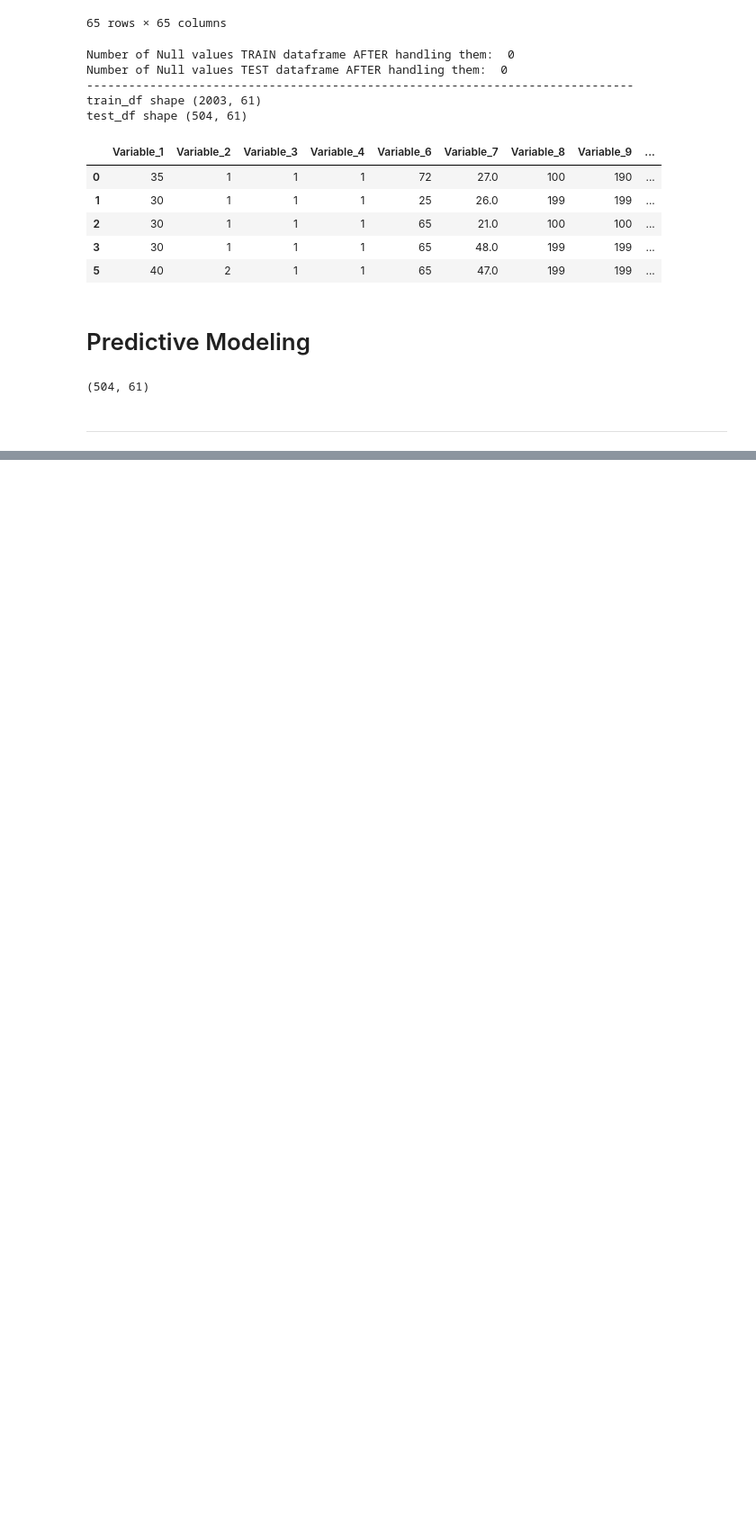
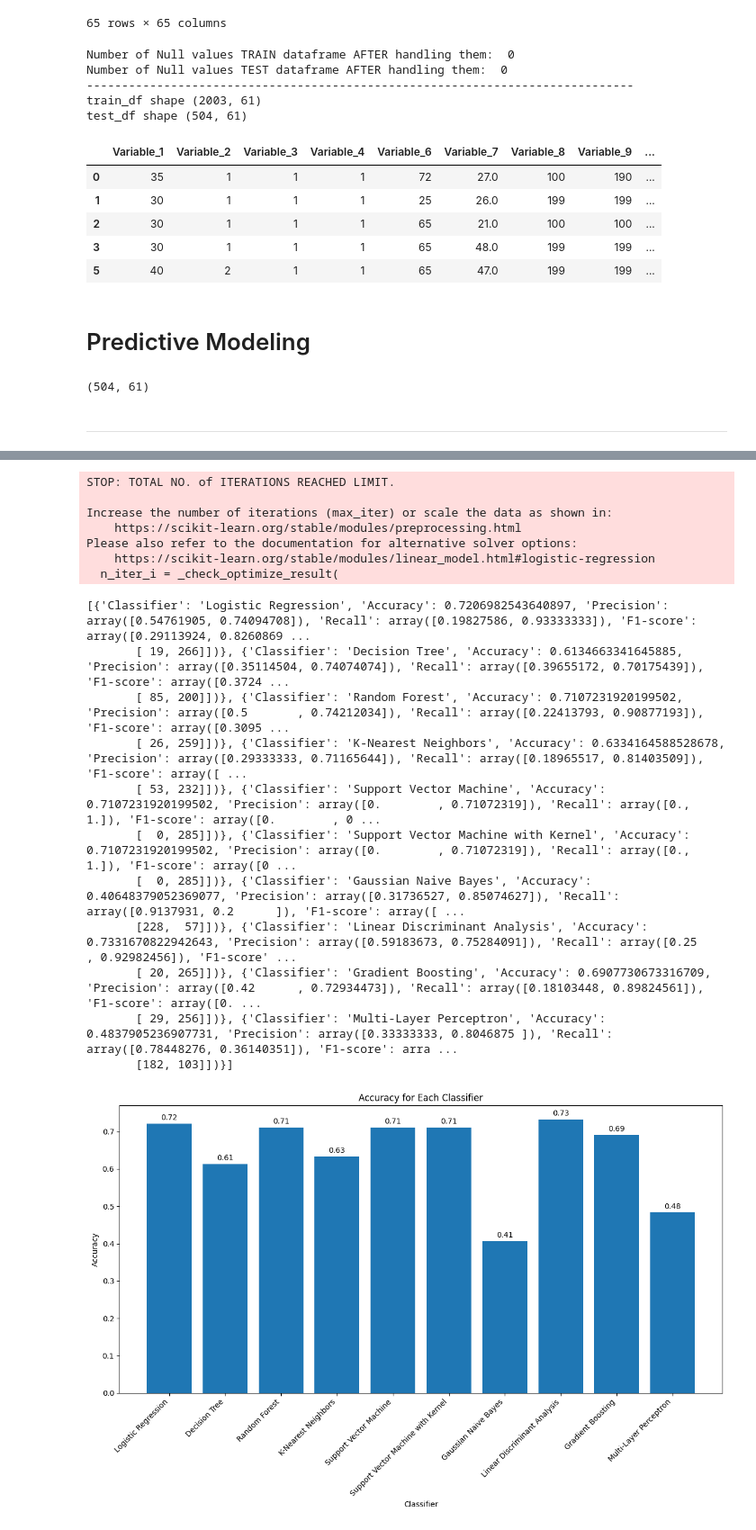
Before and after one commit to ajits-github/Binary_Classification_with_ordinal_data, a Jupyter notebook: Binary_Classification_with_ordinal_data.ipynb, the cells around one changed output, grey strips where cells are left out. Shown at 90% size. Saved outputs shown, nothing was run; the diff lists cells and outputs as text; code cells hidden in the pictures; blank space fills up the shorter version.

Commit message:
Results before feature selection

```diff
--- a/Binary_Classification_with_ordinal_data.ipynb
+++ b/Binary_Classification_with_ordinal_data.ipynb
@@ -715,0 +718,26 @@ def best_classifier():
+# %%
+results, results_new = train_and_eval(X_train, y_train, X_test, y_test)
+print(results)
+# plot_results(results_new)
+plot_accuracy(results)
+best_classifier_name = best_classifier()
+# %% [output]
+STOP: TOTAL NO. of ITERATIONS REACHED LIMIT.
+
+Increase the number of iterations (max_iter) or scale the data as shown in:
+    https://scikit-learn.org/stable/modules/preprocessing.html
+Please also refer to the documentation for alternative solver options:
+    https://scikit-learn.org/stable/modules/linear_model.html#logistic-regression
+  n_iter_i = _check_optimize_result(
+[{'Classifier': 'Logistic Regression', 'Accuracy': 0.7206982543640897, 'Precision': array([0.54761905, 0.74094708]), 'Recall': array([0.19827586, 0.93333333]), 'F1-score': array([0.29113924, 0.8260869 ...
+       [ 19, 266]])}, {'Classifier': 'Decision Tree', 'Accuracy': 0.6134663341645885, 'Precision': array([0.35114504, 0.74074074]), 'Recall': array([0.39655172, 0.70175439]), 'F1-score': array([0.3724 ...
+       [ 85, 200]])}, {'Classifier': 'Random Forest', 'Accuracy': 0.7107231920199502, 'Precision': array([0.5       , 0.74212034]), 'Recall': array([0.22413793, 0.90877193]), 'F1-score': array([0.3095 ...
+       [ 26, 259]])}, {'Classifier': 'K-Nearest Neighbors', 'Accuracy': 0.6334164588528678, 'Precision': array([0.29333333, 0.71165644]), 'Recall': array([0.18965517, 0.81403509]), 'F1-score': array([ ...
+       [ 53, 232]])}, {'Classifier': 'Support Vector Machine', 'Accuracy': 0.7107231920199502, 'Precision': array([0.        , 0.71072319]), 'Recall': array([0., 1.]), 'F1-score': array([0.        , 0 ...
+       [  0, 285]])}, {'Classifier': 'Support Vector Machine with Kernel', 'Accuracy': 0.7107231920199502, 'Precision': array([0.        , 0.71072319]), 'Recall': array([0., 1.]), 'F1-score': array([0 ...
+       [  0, 285]])}, {'Classifier': 'Gaussian Naive Bayes', 'Accuracy': 0.40648379052369077, 'Precision': array([0.31736527, 0.85074627]), 'Recall': array([0.9137931, 0.2      ]), 'F1-score': array([ ...
+       [228,  57]])}, {'Classifier': 'Linear Discriminant Analysis', 'Accuracy': 0.7331670822942643, 'Precision': array([0.59183673, 0.75284091]), 'Recall': array([0.25      , 0.92982456]), 'F1-score' ...
+       [ 20, 265]])}, {'Classifier': 'Gradient Boosting', 'Accuracy': 0.6907730673316709, 'Precision': array([0.42      , 0.72934473]), 'Recall': array([0.18103448, 0.89824561]), 'F1-score': array([0. ...
+       [ 29, 256]])}, {'Classifier': 'Multi-Layer Perceptron', 'Accuracy': 0.4837905236907731, 'Precision': array([0.33333333, 0.8046875 ]), 'Recall': array([0.78448276, 0.36140351]), 'F1-score': arra ...
+       [182, 103]])}]
+[figure, added]
```
Also changed, not shown: parts of 5 cells of this notebook.
